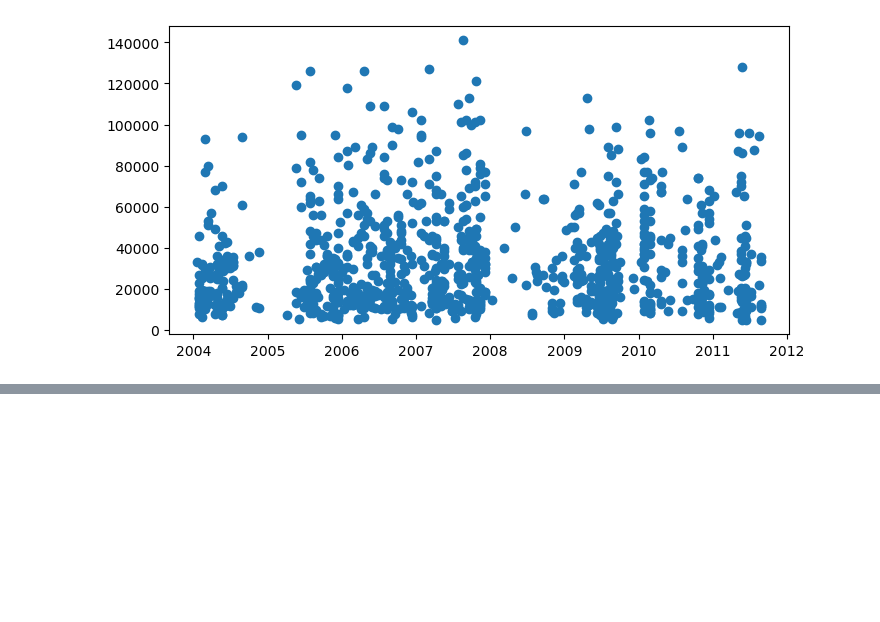
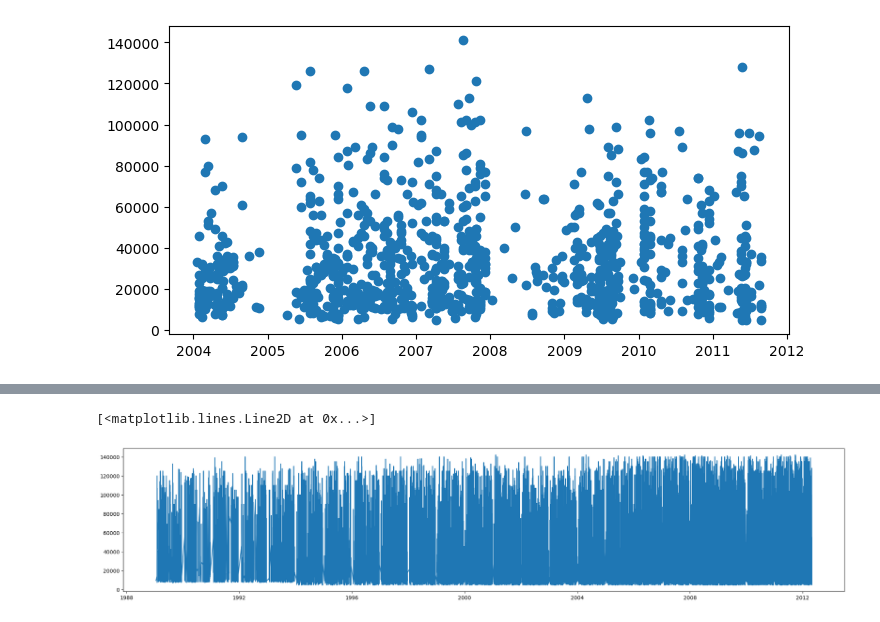
Before and after one commit to Guruvellitarun/Bulldozer_Price_Pediction, a Jupyter notebook: Bulldozers_sale_price.ipynb, the cells around one changed output, grey strips where cells are left out. Drawn from its saved outputs; the diff is of its cells as text; code cells hidden in the pictures; blank space fills up the shorter version.

```diff
--- a/Bulldozers_sale_price.ipynb
+++ b/Bulldozers_sale_price.ipynb
@@ -152,0 +204,3 @@ cp: drive is not a directory
+# %%
+# sorting the dataframe in date order
+df.sort_values(by=['saledate'], inplace=True, ascending=True)
@@ -152,0 +249,7 @@ cp: drive is not a directory
+# %%
+fig, ax = plt.subplots(figsize = (25,5))
+ax.plot(df['saledate'],
+        df['SalePrice'])
+# %% [output]
+[<matplotlib.lines.Line2D at 0x...>]
+[figure, added]
```
Also changed, not shown: parts of 8 cells of this notebook.
